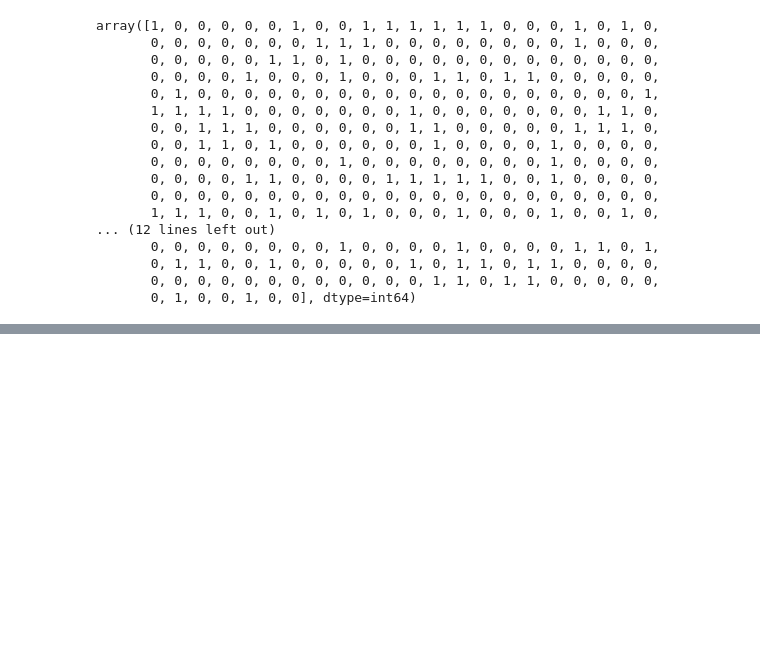
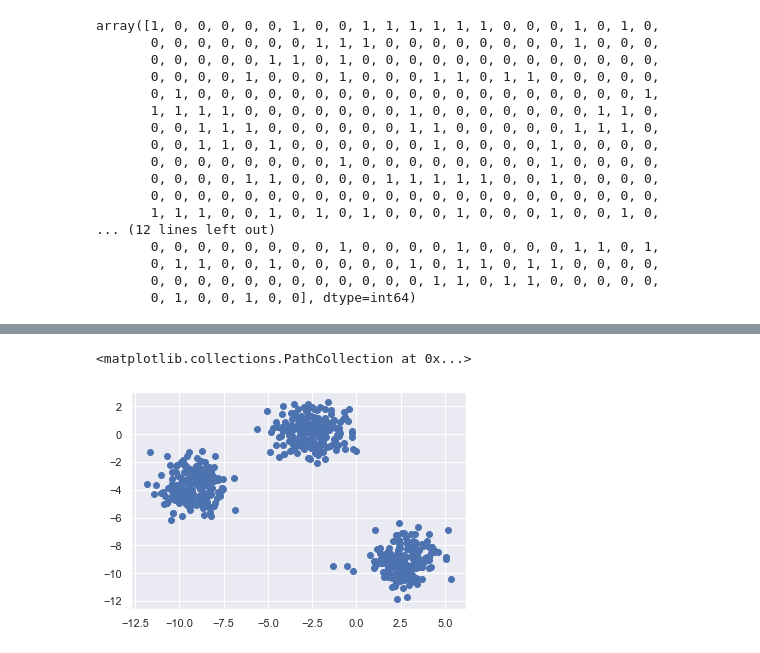
Before and after one commit to JohnnyUFT/Descoberta-de-Conhecimento-em-Base-de-Dados-de-Fungos, a Jupyter notebook: 02.processamento.ipynb, the cells around one changed output, grey strips where cells are left out. Cells and saved outputs as stored; diff of their text form; code cells hidden in the pictures; blank space fills up the shorter version.

```diff
--- a/02.processamento.ipynb
+++ b/02.processamento.ipynb
@@ -209,0 +250,7 @@ plt.show()
+# %%
+# isso é somente um exemplo: tenho 601 pontos no cluster verdadeiro e apenas repetir esse numero aqui
+X, y = make_blobs(n_samples=601, n_features=148, centers=3, cluster_std=1.0, random_state=None)
+plt.scatter(X[:,0], X[:,1])
+# %% [output]
+<matplotlib.collections.PathCollection at 0x...>
+[figure, added]
```
Also changed, not shown: parts of 21 cells of this notebook.
